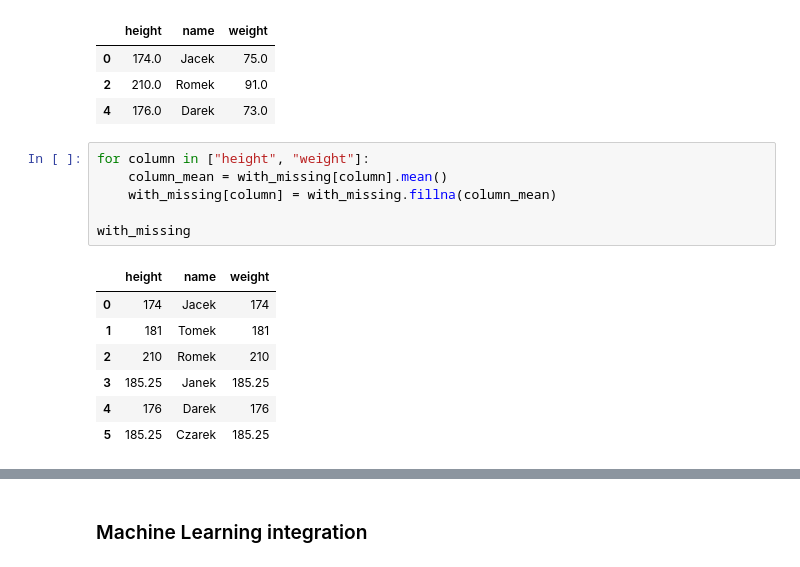
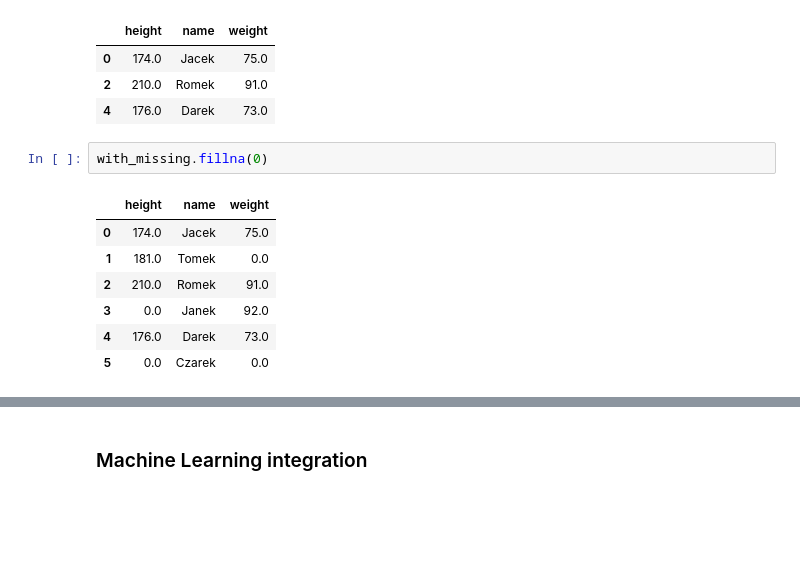
Before and after one commit to grechut/first-steps-with-pandas, a Jupyter notebook: first-steps-with-pandas.ipynb, the cells around one changed output, grey strips where cells are left out. Cells and saved outputs as stored; diff of their text form; blank space fills up the shorter version.

```diff
--- a/first-steps-with-pandas.ipynb
+++ b/first-steps-with-pandas.ipynb
@@ -772,17 +812,13 @@ with_missing.dropna()
 | 0 | 174.0 | Jacek | 75.0 |
 | 2 | 210.0 | Romek | 91.0 |
 | 4 | 176.0 | Darek | 73.0 |
-# %%
-for column in ["height", "weight"]:
-    column_mean = with_missing[column].mean()
-    with_missing[column] = with_missing.fillna(column_mean)
-
-with_missing
-# %% [output]
-|  | height | name | weight |
-| 0 | 174 | Jacek | 174 |
-| 1 | 181 | Tomek | 181 |
-| 2 | 210 | Romek | 210 |
-| 3 | 185.25 | Janek | 185.25 |
-| 4 | 176 | Darek | 176 |
-| 5 | 185.25 | Czarek | 185.25 |
+# %%
+with_missing.fillna(0)
+# %% [output]
+|  | height | name | weight |
+| 0 | 174.0 | Jacek | 75.0 |
+| 1 | 181.0 | Tomek | 0.0 |
+| 2 | 210.0 | Romek | 91.0 |
+| 3 | 0.0 | Janek | 92.0 |
+| 4 | 176.0 | Darek | 73.0 |
+| 5 | 0.0 | Czarek | 0.0 |
```
Also changed, not shown: parts of 35 cells of this notebook.
